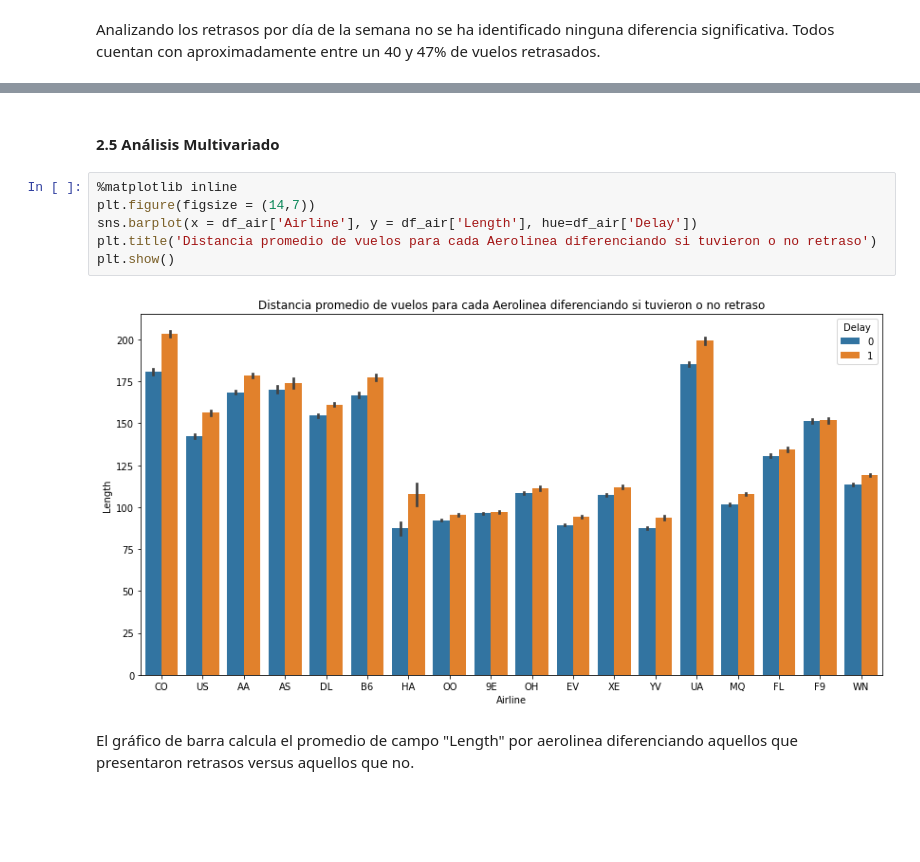
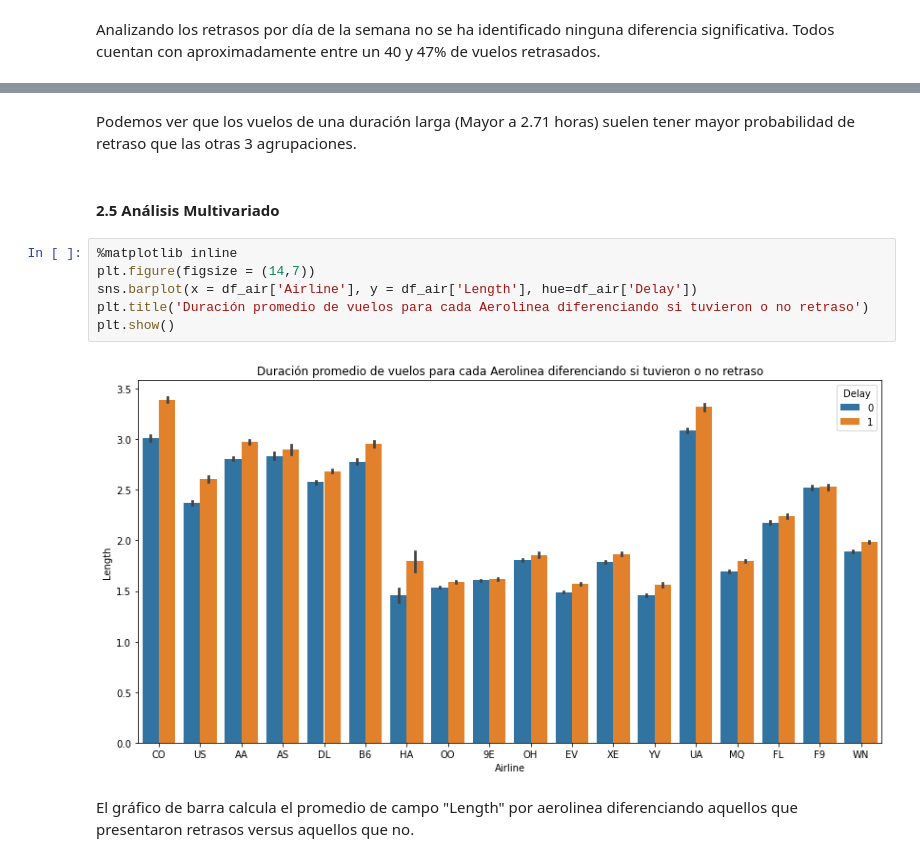
Before and after one commit to natijohansen/TP_DataScience, a Jupyter notebook: Entrega2.ipynb, the cells around one changed output, grey strips where cells are left out. Drawn from its saved outputs; the diff is of its cells as text; blank space fills up the shorter version.

```diff
--- a/Entrega2.ipynb
+++ b/Entrega2.ipynb
@@ -504,13 +509,15 @@ plt.show()
+# %% [markdown]
+Podemos ver que los vuelos de una duración larga (Mayor a 2.71 horas) suelen tener mayor probabilidad de retraso que las otras 3 agrupaciones.
 # %% [markdown]
 #### 2.5 Análisis Multivariado
 # %%
 %matplotlib inline
 plt.figure(figsize = (14,7))
 sns.barplot(x = df_air['Airline'], y = df_air['Length'], hue=df_air['Delay'])
-plt.title('Distancia promedio de vuelos para cada Aerolinea diferenciando si tuvieron o no retraso')
+plt.title('Duración promedio de vuelos para cada Aerolinea diferenciando si tuvieron o no retraso')
 plt.show()
 # %% [output]
-[figure, old version]
+[figure, new version]
 # %% [markdown]
 El gráfico de barra calcula el promedio de campo "Length" por aerolinea diferenciando aquellos que presentaron retrasos versus aquellos que no.
 # %%
```
Also changed, not shown: parts of 41 cells of this notebook.
